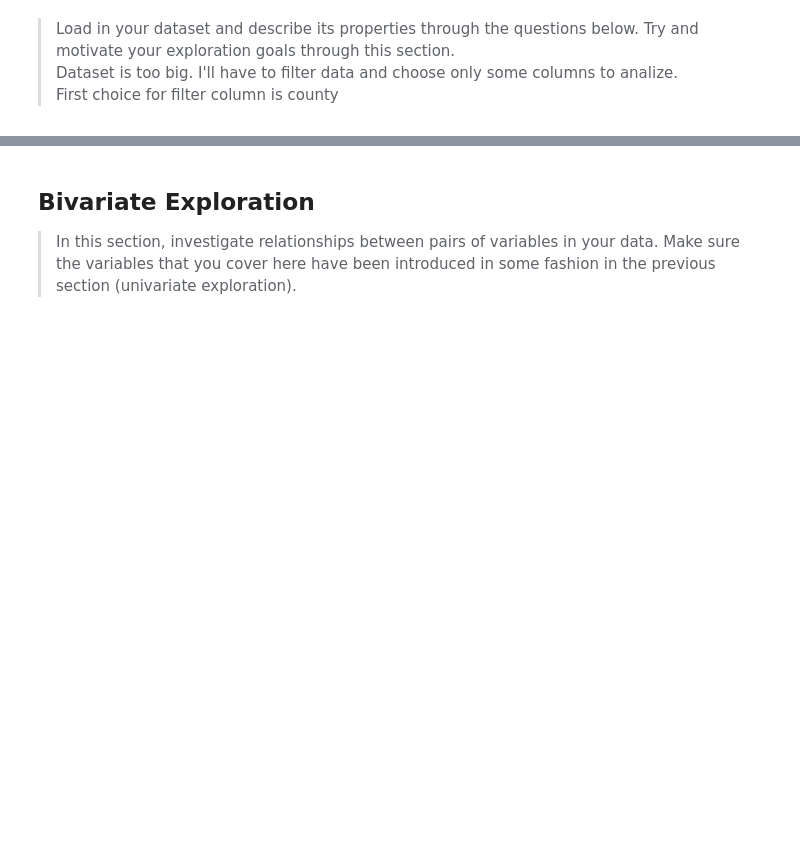
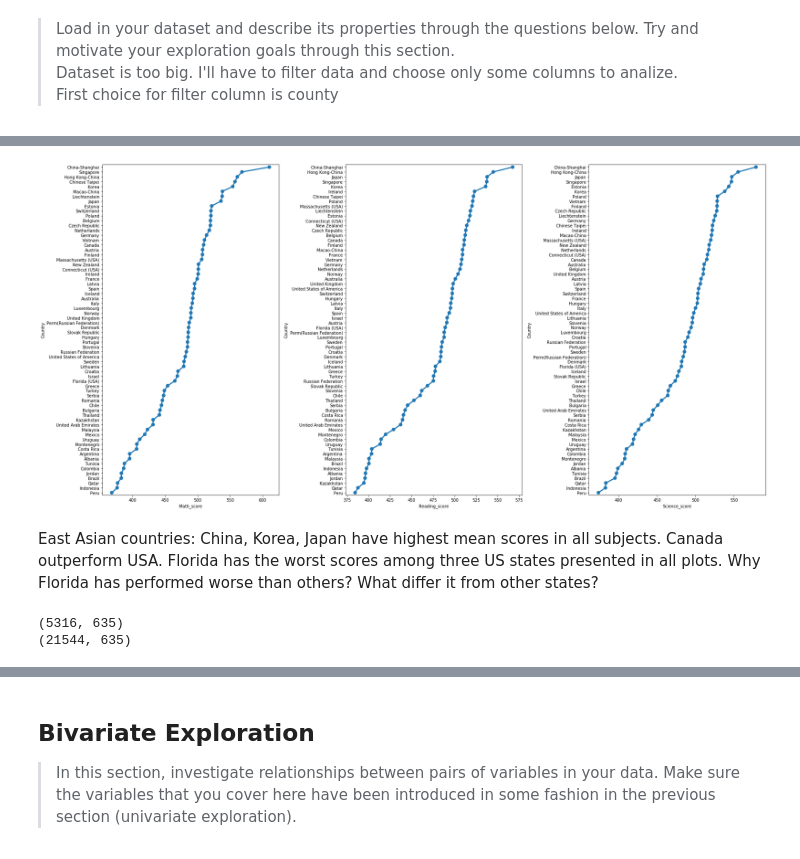
Before and after one commit to Anyra20/CommunicateDataProject, a Jupyter notebook: exploration_template.ipynb, the cells around one changed output, grey strips where cells are left out. Saved outputs shown, nothing was run; the diff lists cells and outputs as text; code cells hidden in the pictures; blank space fills up the shorter version.

```diff
--- a/exploration_template.ipynb
+++ b/exploration_template.ipynb
@@ -225,0 +22,19 @@ you plan on investigating next.
+# %%
+# load in the dataset into a pandas dataframe, print statistics
+pisa = pd.read_csv(r'C:\Users\Marin\UGitCourse\csv\pisa2012.csv', encoding = "latin-1",# index_col=0,
+                    usecols=['CNT','PV1MATH','PV1READ', 'PV1SCIE','ST04Q01','ST01Q01','SCHOOLID','IMMIG','LANGN', 'ESCS','ST29Q04','ST57Q01'])
+#There are 635 columns in the dataset. I'll have to choose just some of them for the analysis
+# %%
+#rename some columns
+pisa = pisa.rename(columns={'CNT': 'Country',
+                            'PV1MATH': 'Math_score',
+                            'PV1READ': 'Reading_score',
+                            'PV1SCIE': 'Science_score',
+                            'ST04Q01': 'Gender',
+                            'ST01Q01': 'Grade',
+                            'SCHOOLID': 'School_ID',
+                            'IMMIG': 'Immigration_status',
+                            'LANGN': 'Language_at_home',
+                            'ESCS' : 'Socio_economic_status',
+                            'ST29Q04': 'Enjoy_math',
+                            'ST57Q01':'Homework_hours'})
@@ -225,0 +111,25 @@ you plan on investigating next.
+# %%
+fig, axes = plt.subplots(nrows=1, ncols=3, figsize=(25,12))
+plt.subplot(1, 3, 1)
+sb.pointplot(data = pisa[['Country', 'Math_score']].groupby('Country', as_index=False).mean().sort_values('Math_score', ascending=False), y ='Country', x = 'Math_score')
+plt.subplot(1, 3, 2)
+sb.pointplot(data = pisa[['Country', 'Reading_score']].groupby('Country', as_index=False).mean().sort_values('Reading_score', ascending=False), y ='Country', x = 'Reading_score')
+plt.subplot(1, 3, 3)
+sb.pointplot(data = pisa[['Country', 'Science_score']].groupby('Country', as_index=False).mean().sort_values('Science_score', ascending=False), y ='Country', x = 'Science_score')
+axes.ylab
+fig.tight_layout()
+# %% [output]
+[figure, added]
+# %% [markdown]
+East Asian countries: China, Korea, Japan have highest mean scores in all subjects. Canada outperform USA. Florida has the worst scores among three US states presented in all plots.
+Why Florida has performed worse than others? What differ it from other states?
+# %%
+#Let's filter USA tates
+pisa_usa = pisa[((pisa.Country == 'Florida (USA)') | (pisa.Country == 'Connecticut (USA)') | (pisa.Country == 'Massachusetts (USA)'))]
+#pisa[pisa.CNT == 'United States of America']
+print(pisa_usa.shape)
+pisa_canada = pisa[pisa.Country == 'Canada']
+print(pisa_canada.shape)
+# %% [output]
+(5316, 635)
+(21544, 635)
```
Also changed, not shown: parts of 70 cells of this notebook.
